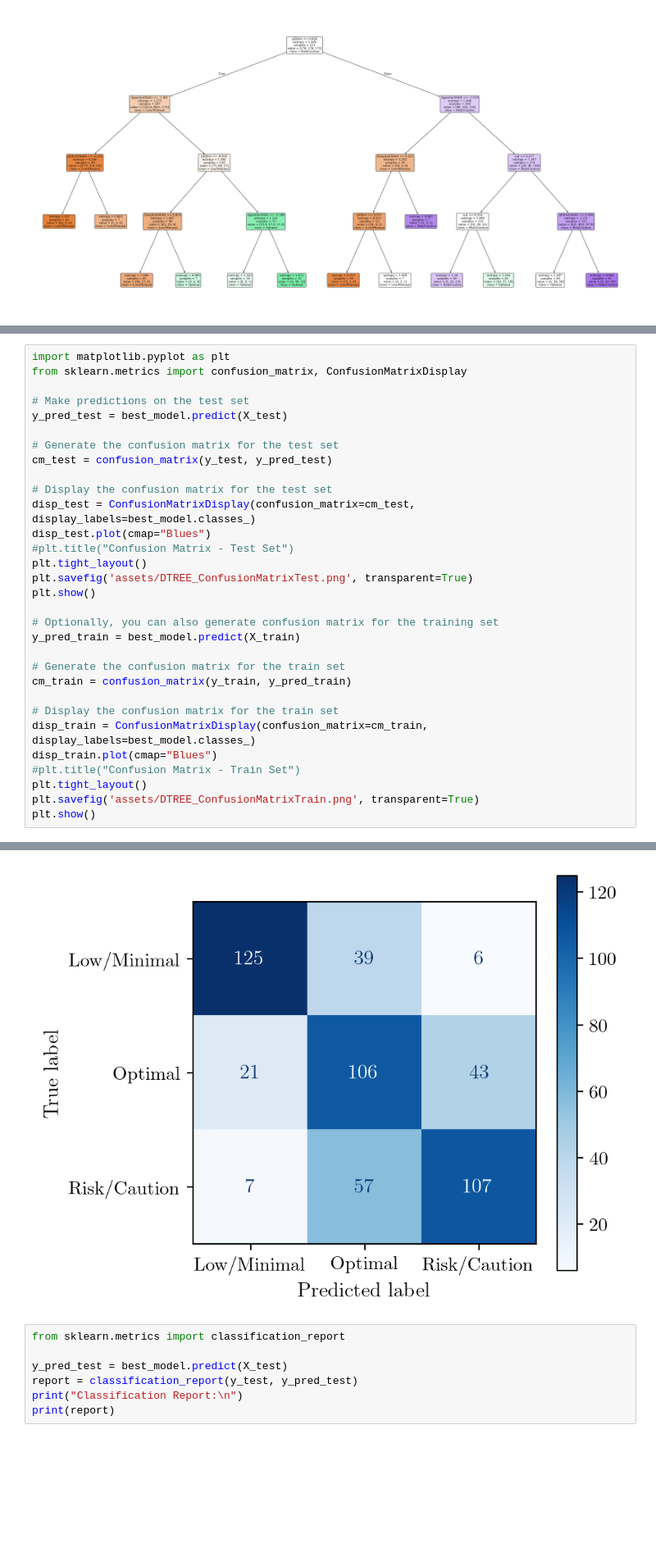
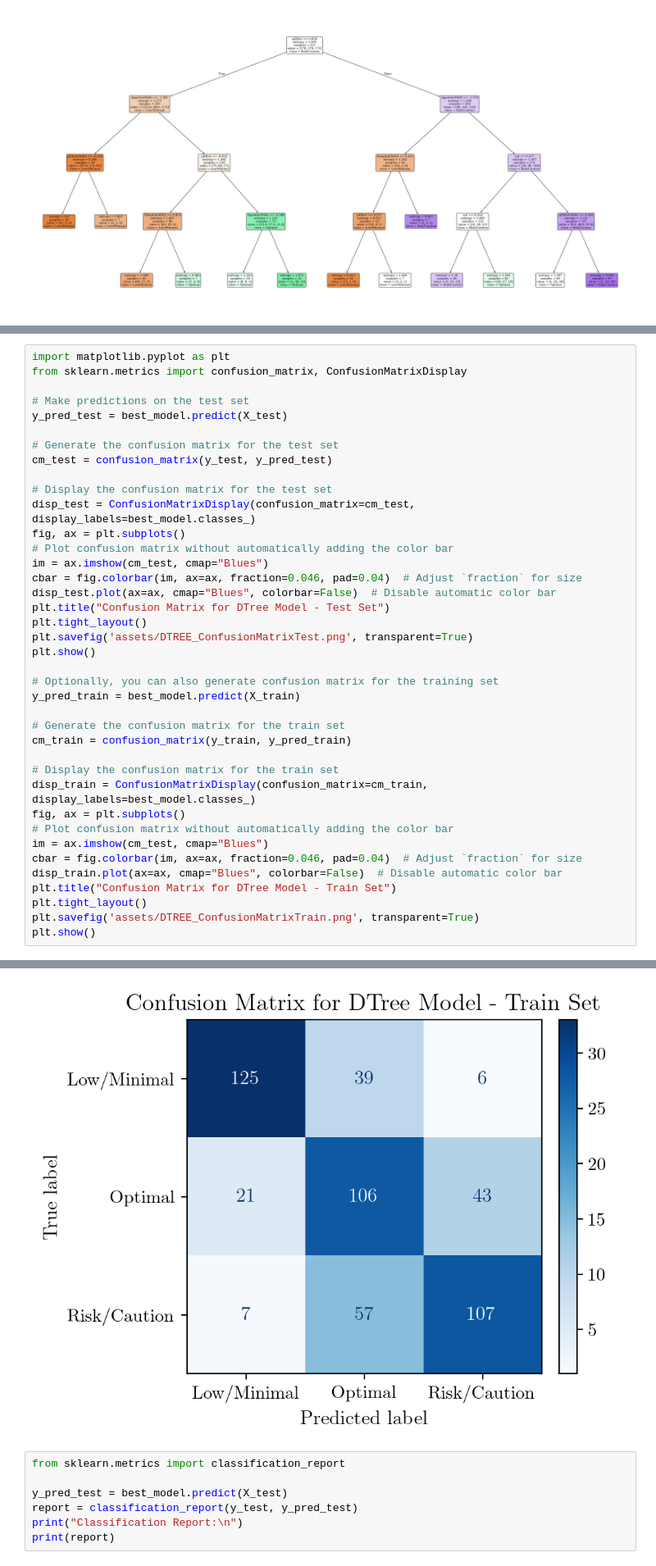
Before and after one commit to jepe06/Project-One---Fatigue-Index, a Jupyter notebook: Model DTree.ipynb, the cells around one changed output, grey strips where cells are left out. Shown at 82% size. Cells and saved outputs as stored; diff of their text form; blank space fills up the shorter version.

Commit message:
titles for plots

```diff
--- a/Model DTree.ipynb
+++ b/Model DTree.ipynb
@@ -178,8 +178,12 @@ cm_test = confusion_matrix(y_test, y_pred_test)
 
 # Display the confusion matrix for the test set
 disp_test = ConfusionMatrixDisplay(confusion_matrix=cm_test, display_labels=best_model.classes_)
-disp_test.plot(cmap="Blues")
-#plt.title("Confusion Matrix - Test Set")
+fig, ax = plt.subplots()
+# Plot confusion matrix without automatically adding the color bar
+im = ax.imshow(cm_test, cmap="Blues")
+cbar = fig.colorbar(im, ax=ax, fraction=0.046, pad=0.04)  # Adjust `fraction` for size
+disp_test.plot(ax=ax, cmap="Blues", colorbar=False)  # Disable automatic color bar
+plt.title("Confusion Matrix for DTree Model - Test Set")
 plt.tight_layout()
 plt.savefig('assets/DTREE_ConfusionMatrixTest.png', transparent=True)
 plt.show()
@@ -192,8 +196,12 @@ cm_train = confusion_matrix(y_train, y_pred_train)
 
 # Display the confusion matrix for the train set
 disp_train = ConfusionMatrixDisplay(confusion_matrix=cm_train, display_labels=best_model.classes_)
-disp_train.plot(cmap="Blues")
-#plt.title("Confusion Matrix - Train Set")
+fig, ax = plt.subplots()
+# Plot confusion matrix without automatically adding the color bar
+im = ax.imshow(cm_test, cmap="Blues")
+cbar = fig.colorbar(im, ax=ax, fraction=0.046, pad=0.04)  # Adjust `fraction` for size
+disp_train.plot(ax=ax, cmap="Blues", colorbar=False)  # Disable automatic color bar
+plt.title("Confusion Matrix for DTree Model - Train Set")
 plt.tight_layout()
 plt.savefig('assets/DTREE_ConfusionMatrixTrain.png', transparent=True)
 plt.show()
@@ -202,4 +210,4 @@ plt.show()
-[figure, old version]
+[figure, new version]
 # %%
 from sklearn.metrics import classification_report
 
```
Also changed, not shown: parts of 2 cells of this notebook, 35 other files.
